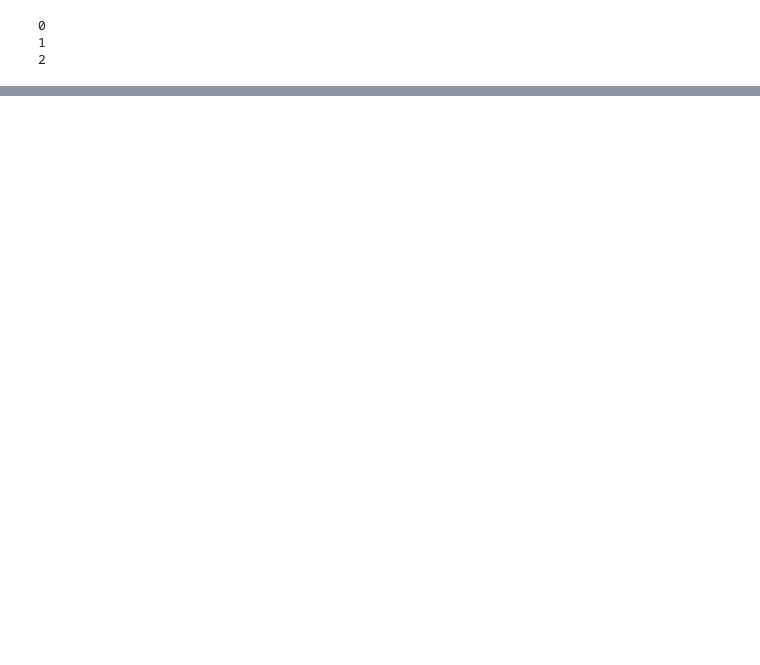
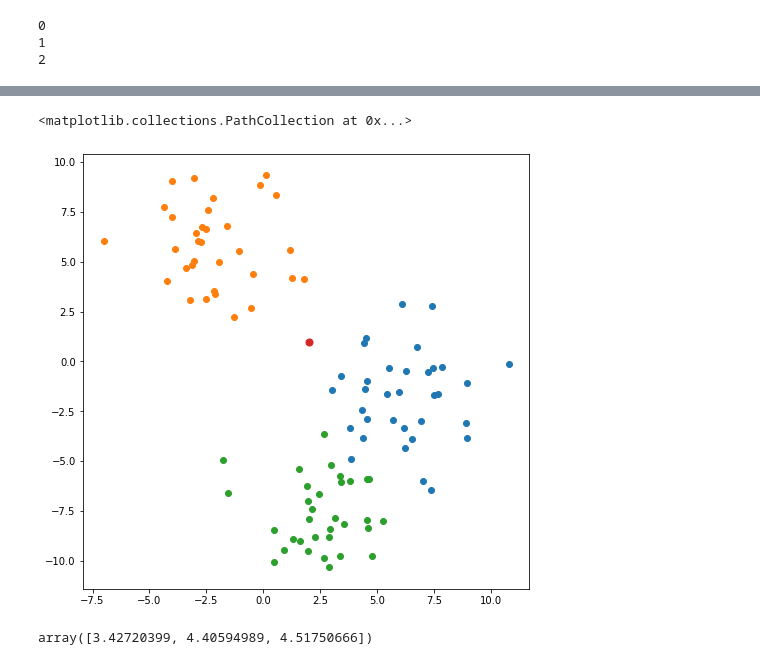
Before and after one commit to max-miller/ds_ground_up, a Jupyter notebook: neighbors_tree/knn_tree_visuals.ipynb, the cells around one changed output, grey strips where cells are left out. Drawn from its saved outputs; the diff is of its cells as text; code cells hidden in the pictures; blank space fills up the shorter version.

```diff
--- a/neighbors_tree/knn_tree_visuals.ipynb
+++ b/neighbors_tree/knn_tree_visuals.ipynb
@@ -44,0 +45,6 @@ graph_classes(x,y)
+# %%
+graph_classes(x,y)
+plt.scatter(2,1,50)
+# %% [output]
+<matplotlib.collections.PathCollection at 0x...>
+[figure, added]
@@ -44,0 +58,4 @@ graph_classes(x,y)
+# %%
+x[find_closest_points((2,1),x,3),0]
+# %% [output]
+array([3.42720399, 4.40594989, 4.51750666])
```
Also changed, not shown: parts of 15 cells of this notebook.
